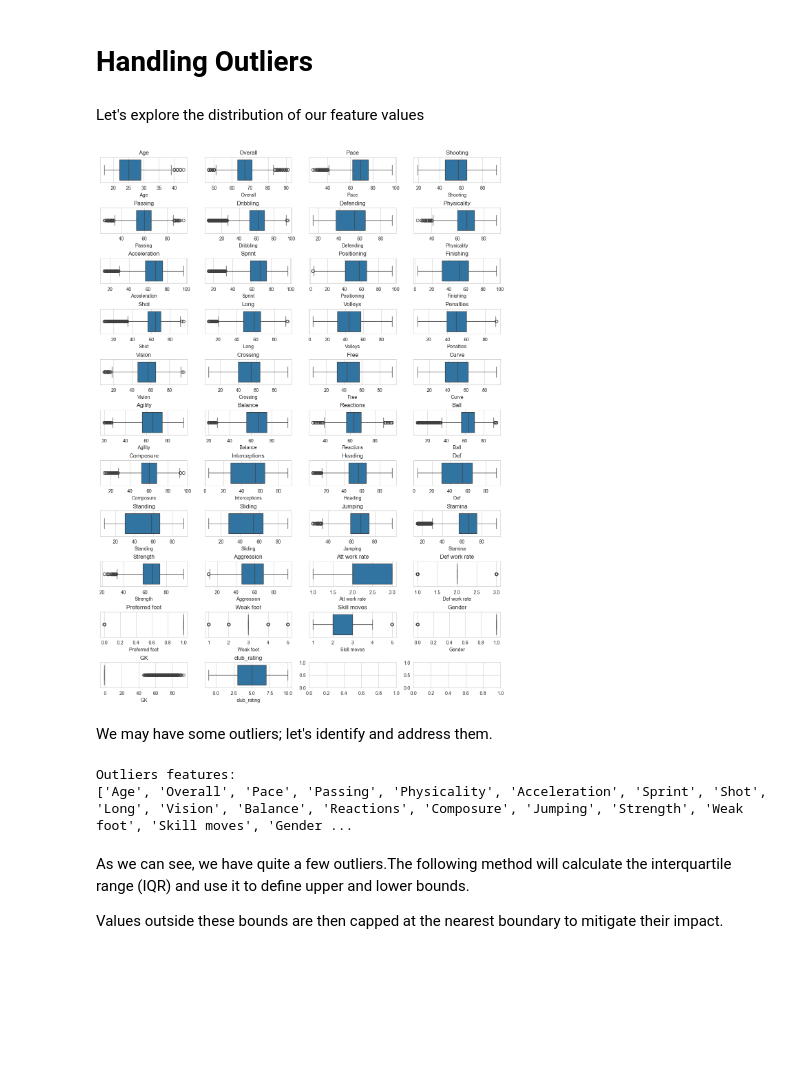
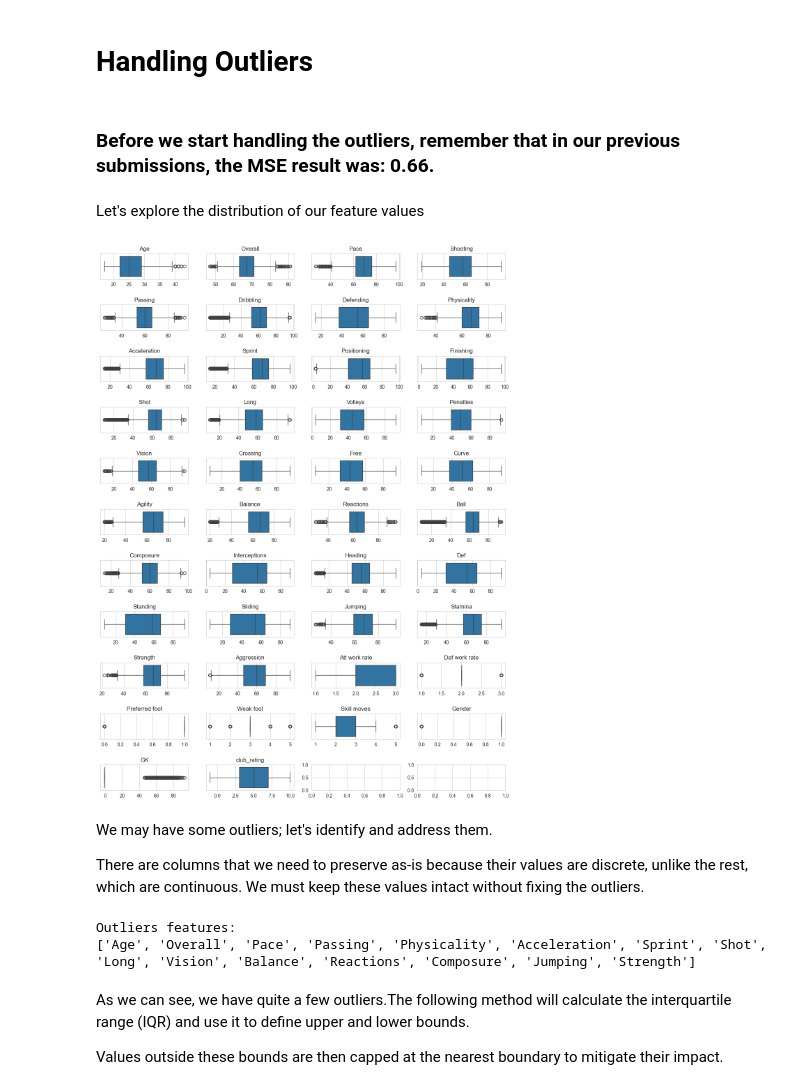
Before and after one commit to Yuval938/FC24-TDS-FINAL-PROJECT, a Jupyter notebook: fc24_notebook.ipynb, the cells around one changed output. Drawn from its saved outputs; the diff is of its cells as text; code cells hidden in the pictures; blank space fills up the shorter version.

```diff
--- a/fc24_notebook.ipynb
+++ b/fc24_notebook.ipynb
@@ -321,29 +325,38 @@ df['Att work rate'] = df['Att work rate'].map(work_rate_mapping)
 df['Def work rate'] = df['Def work rate'].map(work_rate_mapping)
 # %% [markdown]
 # Handling Outliers #
+# %% [markdown]
+### Before we start handling the outliers, remember that in our previous submissions, the MSE result was: 0.66.
 # %% [markdown]
 Let's explore the distribution of our feature values
 # %%
 numeric_features = df.select_dtypes(include='number')
 cols_amount = 4
 rows_amount = int(len(numeric_features.columns)/cols_amount)+1
 fig, axes = plt.subplots(nrows=rows_amount, ncols=cols_amount, figsize=(15,20))
 fig.subplots_adjust(wspace=0.2, hspace=1)
 
 
 for i, feature in enumerate(numeric_features.columns):
     row = int(i/cols_amount)
     col = i%cols_amount
     sns.boxplot(x=df[feature], ax=axes[row,col])
     axes[row, col].set_title(feature)
+    axes[row, col].set_xlabel("")  # Remove x-axis labels
 
 plt.show()
 # %% [output]
-[figure, old version]
+[figure, new version]
-# %% [markdown]
-We may have some outliers; let's identify and address them.
+# %% [markdown]
+We may have some outliers; let's identify and address them.
+
+There are columns that we need to preserve as-is because their values are discrete, unlike the rest, which are continuous.
+We must keep these values intact without fixing the outliers.
 # %%
-def is_outlier(feature):
+def is_outlier(feature, columns_to_ignore):
+    if feature in columns_to_ignore:
+        return False # Don't check this feature for outliers, as it should be preserved as-is
+
     # Calculate the quartiles and IQR
     q1 = df[feature].quantile(0.25)
     q3 = df[feature].quantile(0.75)
@@ -368,14 +381,18 @@ def is_outlier(feature):
 
 outliers_features = []
 
+columns_to_ignore = ['Att work rate', 'Def work rate', 'Preferred foot', 'Weak foot', 'Skill moves', 'Gender', 'GK', 'club_rating' ]
+columns_starting_with_position = [col for col in df.columns if col.startswith("Position_")]
+columns_to_ignore.extend(columns_starting_with_position)
+
 for feature in numeric_features.columns:
-    if is_outlier(feature) is True:
+    if is_outlier(feature, columns_to_ignore) is True:
         outliers_features.append(feature)
 
 print(f"Outliers features: \n{outliers_features}")
 # %% [output]
 Outliers features:
-['Age', 'Overall', 'Pace', 'Passing', 'Physicality', 'Acceleration', 'Sprint', 'Shot', 'Long', 'Vision', 'Balance', 'Reactions', 'Composure', 'Jumping', 'Strength', 'Weak foot', 'Skill moves', 'Gender ...
+['Age', 'Overall', 'Pace', 'Passing', 'Physicality', 'Acceleration', 'Sprint', 'Shot', 'Long', 'Vision', 'Balance', 'Reactions', 'Composure', 'Jumping', 'Strength']
 # %% [markdown]
 As we can see, we have quite a few outliers.The following method will calculate the interquartile range (IQR) and use it to define upper and lower bounds.
 
```
Also changed, not shown: parts of 32 cells of this notebook.
